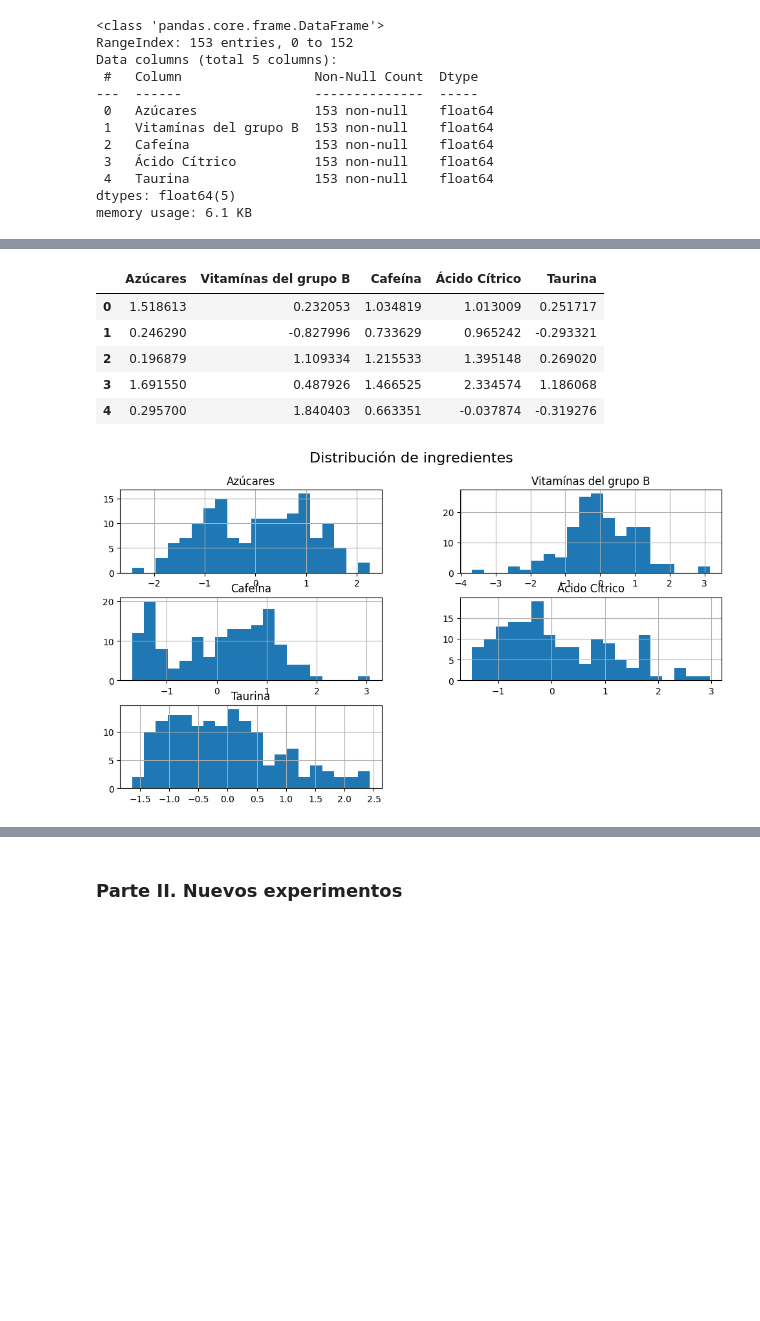
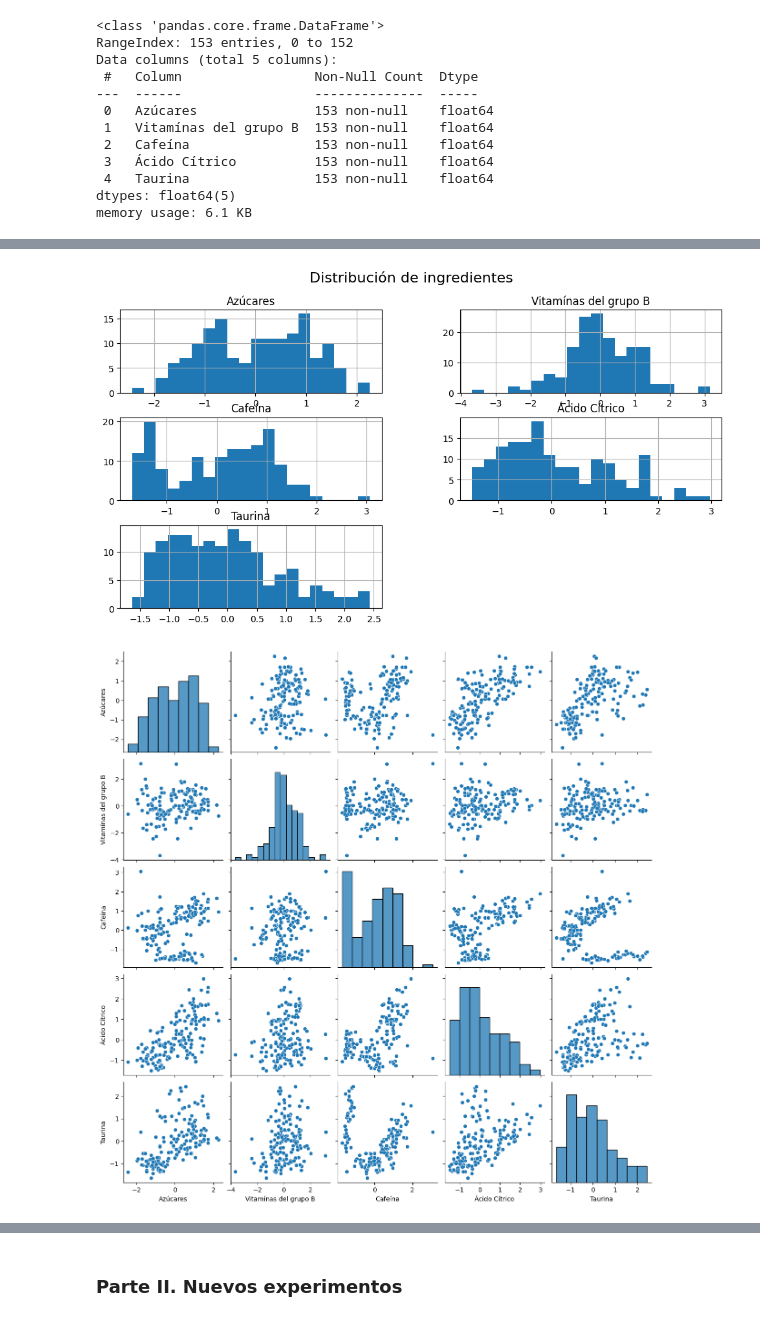
Before and after one commit to MariaJoseCamacho/repositorio_clase, a Jupyter notebook: 04_Machine_Learning/Sprint_13/Unidad_02/Practica_Obligatoria/18_Practica_Obligatoria_Clustering_II.ipynb, the cells around one changed output, grey strips where cells are left out. Saved outputs shown, nothing was run; the diff lists cells and outputs as text; code cells hidden in the pictures; blank space fills up the shorter version.

```diff
--- a/04_Machine_Learning/Sprint_13/Unidad_02/Practica_Obligatoria/18_Practica_Obligatoria_Clustering_II.ipynb
+++ b/04_Machine_Learning/Sprint_13/Unidad_02/Practica_Obligatoria/18_Practica_Obligatoria_Clustering_II.ipynb
@@ -91,18 +96,12 @@ dtype: object
-# %%
-
-scaler = StandardScaler()
-X_scaled = scaler.fit_transform(df)  # Aplicamos escalado a todas las columnas
-# %% [output]
-|  | Azúcares | Vitamínas del grupo B | Cafeína | Ácido Cítrico | Taurina |
-| 0 | 1.518613 | 0.232053 | 1.034819 | 1.013009 | 0.251717 |
-| 1 | 0.246290 | -0.827996 | 0.733629 | 0.965242 | -0.293321 |
-| 2 | 0.196879 | 1.109334 | 1.215533 | 1.395148 | 0.269020 |
-| 3 | 1.691550 | 0.487926 | 1.466525 | 2.334574 | 1.186068 |
-| 4 | 0.295700 | 1.840403 | 0.663351 | -0.037874 | -0.319276 |
 # %%
 
 df.hist(figsize=(12, 6), bins=20)
 plt.suptitle("Distribución de ingredientes", fontsize=16)
 plt.show()
+
+# Scatter plots para ver relaciones entre características clave
+sns.pairplot(df)
+plt.show()
 # %% [output]
 [figure]
+[figure, added]
```
Also changed, not shown: parts of 11 cells of this notebook, 8 other files.
